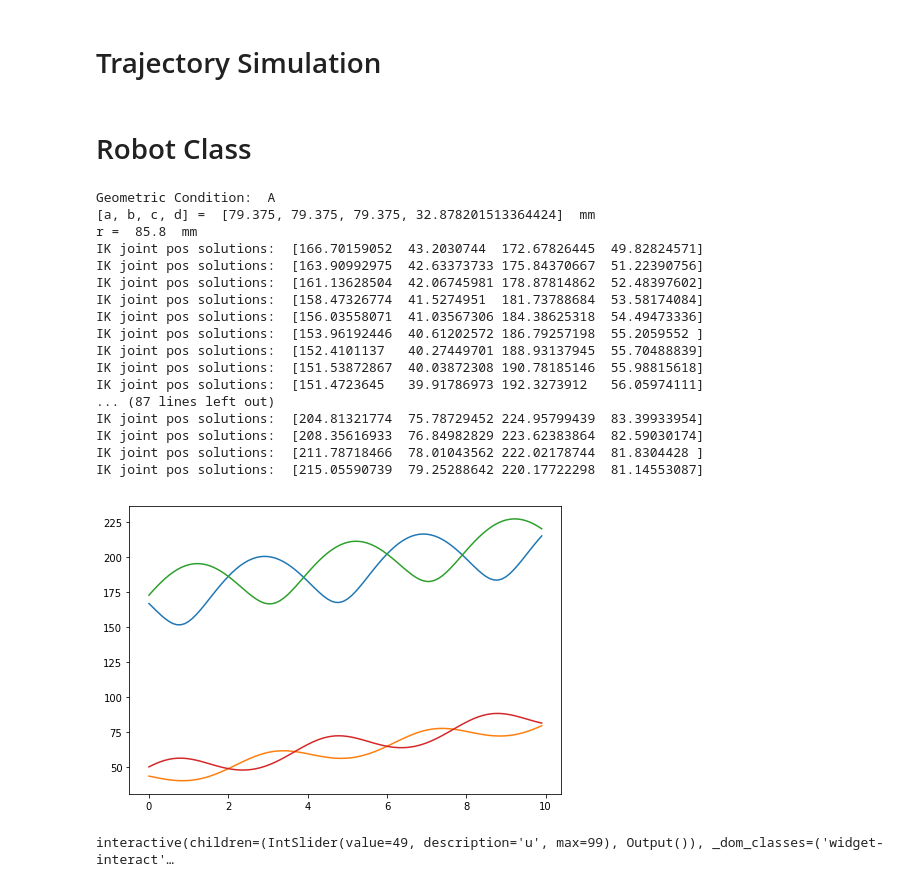
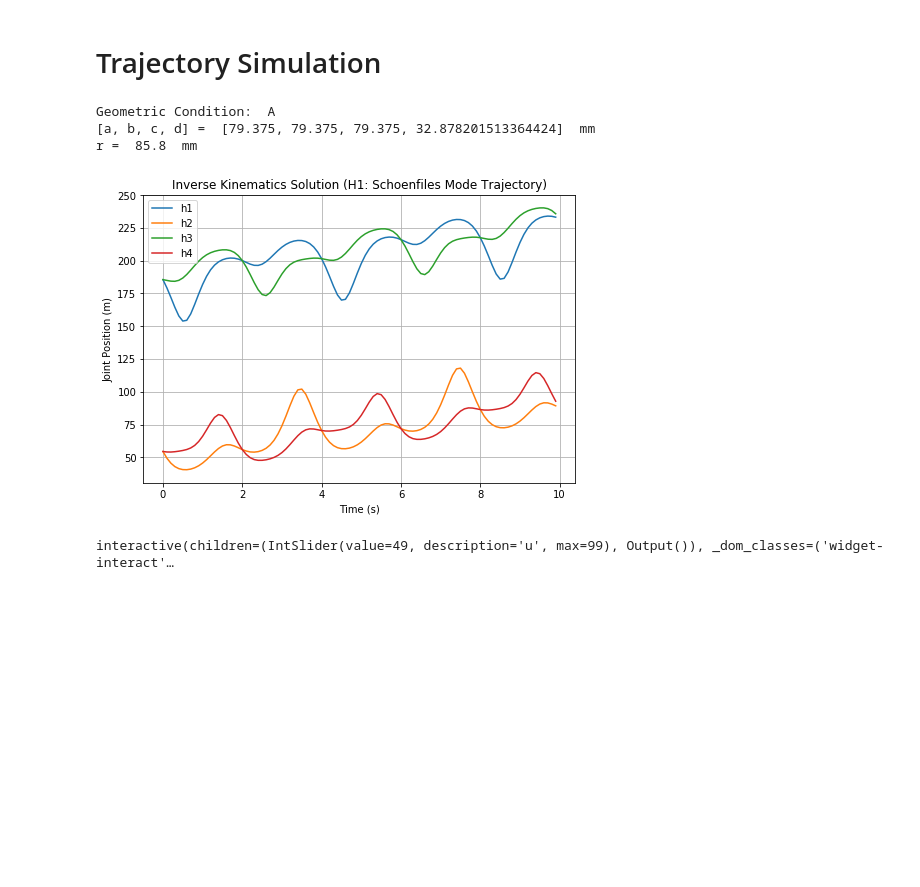
Before and after one commit to ROAR-Lab-Spine/4-CRU_mechanism_analysis, a Jupyter notebook: 4CRU_mech_kinematics.ipynb, the cells around one changed output. Drawn from its saved outputs; the diff is of its cells as text; code cells hidden in the pictures; blank space fills up the shorter version.

Commit message:
schoenfiles fwd kin complete

```diff
--- a/4CRU_mech_kinematics.ipynb
+++ b/4CRU_mech_kinematics.ipynb
@@ -203,8 +275,6 @@ h_2_sol
 # Forward Kinematics (Schoenfiles Mode)
 # %% [markdown]
 # Trajectory Simulation
-# %% [markdown]
-# Robot Class
 # %%
 from __future__ import print_function
 import numpy as np
@@ -212,7 +282,6 @@ import numpy.matlib
 import numpy.linalg as la
 import math
 from sympy import * # symbolic calculation for IK
-#import transformations.py as tfs
 import transformations as tfs
 from mpl_toolkits.mplot3d import Axes3D
 import matplotlib.pyplot as plt
@@ -224,55 +293,47 @@ robot = robot4CRU.Robot4CRU()
 dt = 0.1 # step size
 T = np.arange(0, 10, dt)
 
 tt = symbols('tt')
 XxH1 = 15.0 + 15.0*cos(0.5 * np.pi * tt)
 YyH1 = 15.0*sin(0.5 * np.pi * tt)
 ZzH1 = 120.0 + 4 * tt
-PhiH1 = np.ones(len(T))*0.2
+# PhiH1 = np.ones(len(T))*0.2
+PhiH1 = 0.2*sin(np.pi * tt)
 
 robot.operation_mode = "H1"
 
 dof1 = lambdify(tt, XxH1, "numpy")
 dof2 = lambdify(tt, YyH1, "numpy")
 dof3 = lambdify(tt, ZzH1, "numpy")
 dof4 = lambdify(tt, PhiH1, "numpy")
 
 DOF1 = dof1(T)
 DOF2 = dof2(T)
 DOF3 = dof3(T)
 DOF4 = dof4(T)
 
-des_pose_4dof_traj = np.array([DOF1,DOF2,DOF3,DOF4])
+des_pose_4dof_traj = np.array([DOF1, DOF2, DOF3, DOF4])
 
 # des_pose_4dof_traj =
-Hh, TFtf = robot.solve_inv_kin_traj(des_pose_4dof_traj)
+Hh1, TFtf1 = robot.solve_inv_kin_traj(des_pose_4dof_traj)
 
 fig = plt.figure()
 ax = fig.add_axes([0,0,1,1])
-ax.plot(T, Hh[0, :])
-ax.plot(T, Hh[1, :])
-ax.plot(T, Hh[2, :])
-ax.plot(T, Hh[3, :])
+ax.plot(T, Hh1[0, :], label='h1')
+ax.plot(T, Hh1[1, :], label='h2')
+ax.plot(T, Hh1[2, :], label='h3')
+ax.plot(T, Hh1[3, :], label='h4')
+ax.set_ylabel('Joint Position (m)')
+ax.set_xlabel('Time (s)')
+ax.set_title('Inverse Kinematics Solution (H1: Schoenfiles Mode Trajectory)')
+ax.legend()
+plt.grid(True)
 plt.show()
 # %% [output]
 Geometric Condition:  A
 [a, b, c, d] =  [79.375, 79.375, 79.375, 32.878201513364424]  mm
 r =  85.8  mm
-IK joint pos solutions:  [166.70159052  43.2030744  172.67826445  49.82824571]
-IK joint pos solutions:  [163.90992975  42.63373733 175.84370667  51.22390756]
-IK joint pos solutions:  [161.13628504  42.06745981 178.87814862  52.48397602]
-IK joint pos solutions:  [158.47326774  41.5274951  181.73788684  53.58174084]
-IK joint pos solutions:  [156.03558071  41.03567306 184.38625318  54.49473336]
-IK joint pos solutions:  [153.96192446  40.61202572 186.79257198  55.2059552 ]
-IK joint pos solutions:  [152.4101137   40.27449701 188.93137945  55.70488839]
-IK joint pos solutions:  [151.53872867  40.03872308 190.78185146  55.98815618]
-IK joint pos solutions:  [151.4723645   39.91786973 192.3273912   56.05974111]
-... (87 lines left out)
-IK joint pos solutions:  [204.81321774  75.78729452 224.95799439  83.39933954]
-IK joint pos solutions:  [208.35616933  76.84982829 223.62383864  82.59030174]
-IK joint pos solutions:  [211.78718466  78.01043562 222.02178744  81.8304428 ]
-IK joint pos solutions:  [215.05590739  79.25288642 220.17722298  81.14553087]
-[figure, old version]
+[figure, new version]
 # %%
 # https://ipywidgets.readthedocs.io/en/latest/examples/Using%20Interact.html
 #from __future__ import print_function
```
Also changed, not shown: parts of 28 cells of this notebook, 2 other files.
